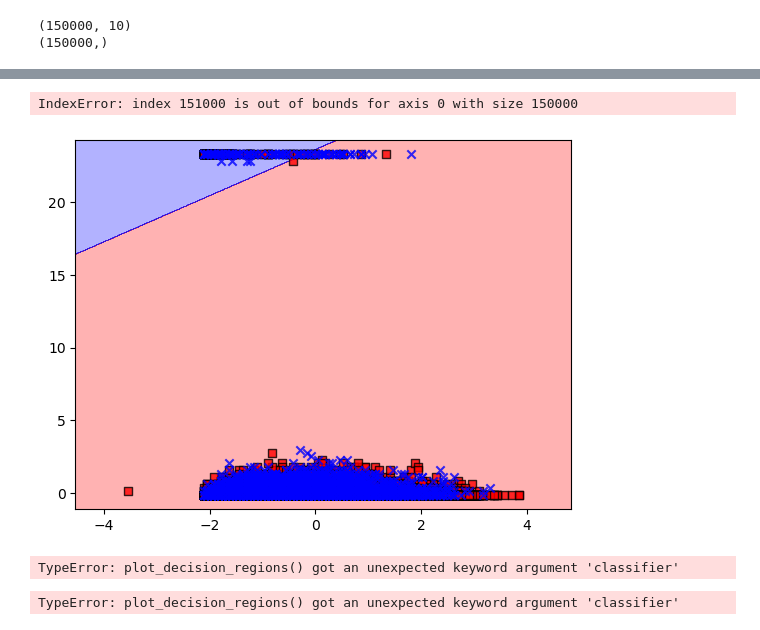
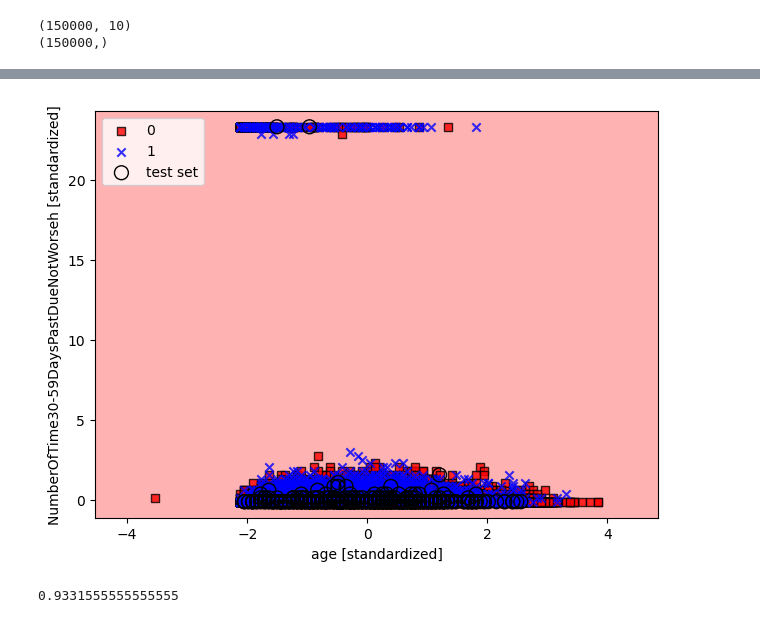
Before and after one commit to limchoosiong/Give-Me-Some-Credit, a Jupyter notebook: Code/classifier.ipynb, the cells around one changed output, grey strips where cells are left out. Saved outputs shown, nothing was run; the diff lists cells and outputs as text; code cells hidden in the pictures.

```diff
--- a/Code/classifier.ipynb
+++ b/Code/classifier.ipynb
@@ -173,65 +134,25 @@ X_test_std = sc.transform(X_test)
 
 X_combined_std = np.vstack((X_train_std, X_test_std))
 y_combined = np.hstack((y_train, y_test))
-# %%
-from sklearn.linear_model import LogisticRegression
-cval=1e-4
-lr = LogisticRegression(C=cval, random_state=1, solver='lbfgs', multi_class='ovr')
-lr.fit(X_train_std, y_train)
-
-plot_decision_regions(X_combined_std, y_combined,
-                      classifier=lr,test_idx=range(151000,152000))
-plt.xlabel('age [standardized]')
-plt.ylabel('NumberOfTime30-59Days [standardized]')
-plt.legend(loc='upper left')
-#plt.tight_layout()
-plt.title('C='+str(cval))
-#plt.savefig('images/lr01.png', dpi=300)
-plt.show()
-
-score = lr.score(X_test, y_test)
-print(score)
-# %% [output]
-IndexError: index 151000 is out of bounds for axis 0 with size 150000
-[figure, removed]
-# %%
-#Logistic regression (Chp3, pg71)
-from sklearn.linear_model import LogisticRegression
-from mlxtend.plotting import plot_decision_regions
-import matplotlib.pyplot as plt
-
-lr = LogisticRegression(C=5e-4, random_state=1)
-lr.fit(X_train_std, y_train)
-
-plot_decision_regions(X_combined_std, y_combined, classifier=lr,test_idx=range(151000,152000))
-
-plt.xlabel('age [standardized]')
-plt.ylabel('NumberOfTime30-59DaysPastDueNotWorseh [standardized]')
-plt.legend(loc='upper left')
-plt.show()
-
-score = lr.score(X_test, y_test)
-print(score)
-# %% [output]
-TypeError: plot_decision_regions() got an unexpected keyword argument 'classifier'
 # %%
 #SVM (Chp3, pg86)
 from sklearn.svm import SVC
 
 svm = SVC(kernel='rbf', random_state=1, gamma=0.2, C=5e-4)
 svm.fit(X_train_std, y_train)
 
 plot_decision_regions(X_combined_std, y_combined,
-                      classifier=svm, test_idx=range(105, 150))
+                      classifier=svm, test_idx=range(149500, 150000))
 plt.xlabel('age [standardized]')
 plt.ylabel('NumberOfTime30-59DaysPastDueNotWorseh [standardized]')
 plt.legend(loc='upper left')
 plt.tight_layout()
-#plt.savefig('images/03_15.png', dpi=300)
+
 plt.show()
 score = svm.score(X_test, y_test)
 score
 # %% [output]
+[figure, added]
-TypeError: plot_decision_regions() got an unexpected keyword argument 'classifier'
+0.9331555555555555
 # %%
 #Decision Tree (Chp3, pg94)
```
Also changed, not shown: parts of 7 cells of this notebook.
